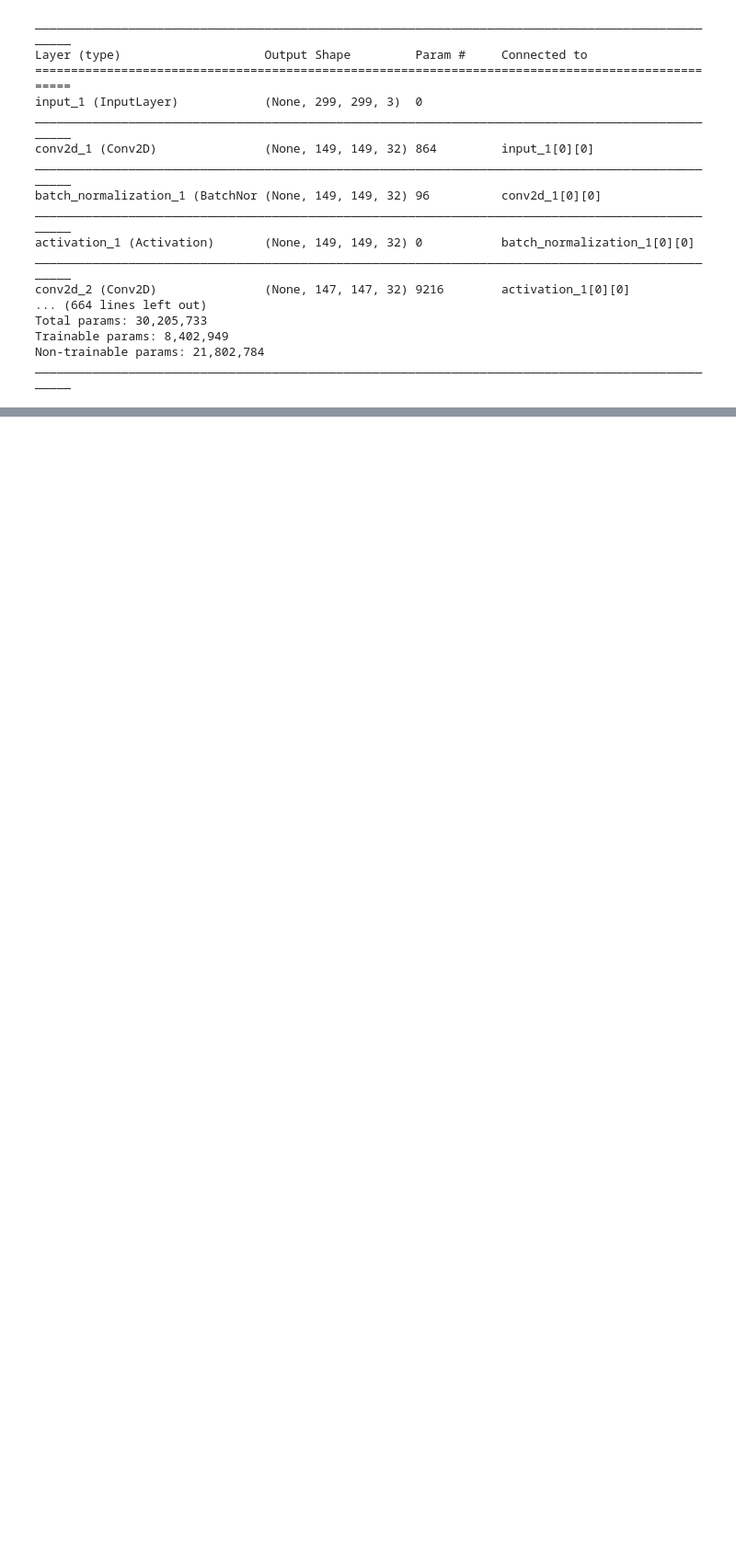
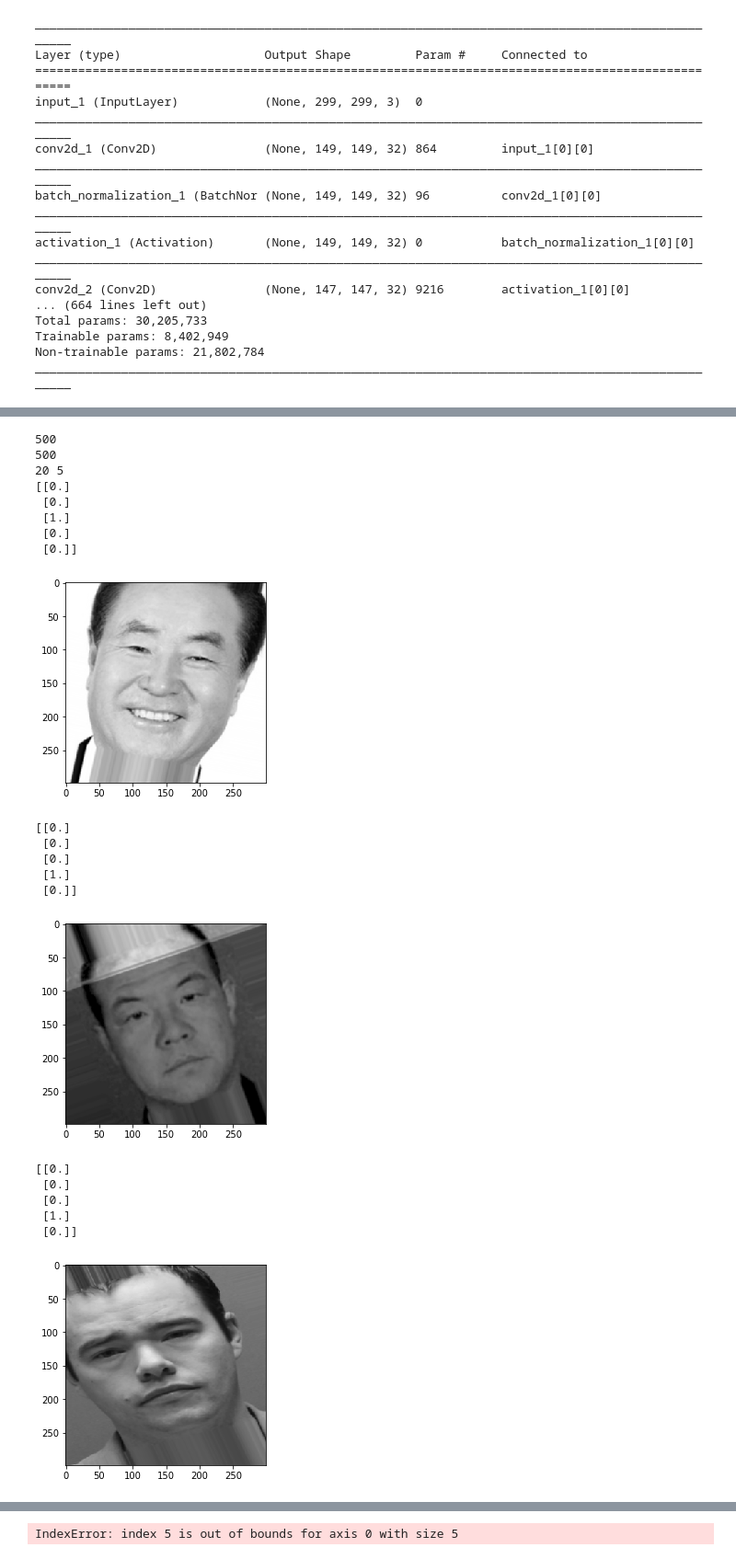
Before and after one commit to minkj1992/android_facial_analysis, a Jupyter notebook: Keras/inceptionV3.ipynb, the cells around one changed output, grey strips where cells are left out. Shown at 92% size. Drawn from its saved outputs; the diff is of its cells as text; code cells hidden in the pictures; blank space fills up the shorter version.

```diff
--- a/Keras/inceptionV3.ipynb
+++ b/Keras/inceptionV3.ipynb
@@ -189,0 +169,61 @@ Use Pillow instead: ``numpy.array(Image.fromarray(arr).resize())``.
+# %%
+def generate_data_generator(generator, x, y,batch_size=BATCH_SIZE):
+    data = generator.flow(x,y,batch_size=batch_size)
+    for batch_x,batch_y in data:
+        yield (batch_x,[batch_y[:,i] for i in range(5)])
+#     while True:
+#         DATA = data.next()
+#         yield DATA[0], np.array([DATA[1][0], DATA[1][1], DATA[1][2], DATA[1][3], DATA[1][4]])
+#         yield DATA[0], [DATA[1][0][0], DATA[1][0][1], DATA[1][0][2], DATA[1][0][3], DATA[1][0][4]]
+# def generate_data_generator(generator, x, y,batch_size=BATCH_SIZE):
+#     data = generator.flow(x,y,batch_size=batch_size)
+# #     data = generator.flow(x,y)
+#     while True:
+#         DATA = data.next()
+#         yield DATA[0], [DATA[1][0], DATA[1][1], DATA[1][2], DATA[1][3], DATA[1][4]]
+# %%
+a= generate_data_generator(train_datagen,x_train,y_train)
+# %%
+import matplotlib.pyplot as plt
+print(len(x_train))
+print(len(y_train))
+
+for x,y in a:
+#     x = data[0]
+#     y = data[1]
+    print(len(x),len(y))
+    for i in range(len(x)):
+        print(y[i])
+        plt.imshow(x[i])
+        plt.show()
+
+#     DATA[1][0][0], DATA[1][0][1], DATA[1][0][2], DATA[1][0][3], DATA[1][0][4]
+    break
+
+#     for i in range(len(xs)):
+#         plt.imshow(xs[i])
+#         plt.show()
+#     print(y)
+#     break
+# %% [output]
+500
+500
+20 5
+[[0.]
+ [0.]
+ [1.]
+ [0.]
+ [0.]]
+[figure, added]
+[[0.]
+ [0.]
+ [0.]
+ [1.]
+ [0.]]
+[figure, added]
+[[0.]
+ [0.]
+ [0.]
+ [1.]
+ [0.]]
+[figure, added]
@@ -189,0 +242 @@ Use Pillow instead: ``numpy.array(Image.fromarray(arr).resize())``.
+IndexError: index 5 is out of bounds for axis 0 with size 5
```
Also changed, not shown: parts of 7 cells of this notebook, 1 other file.
